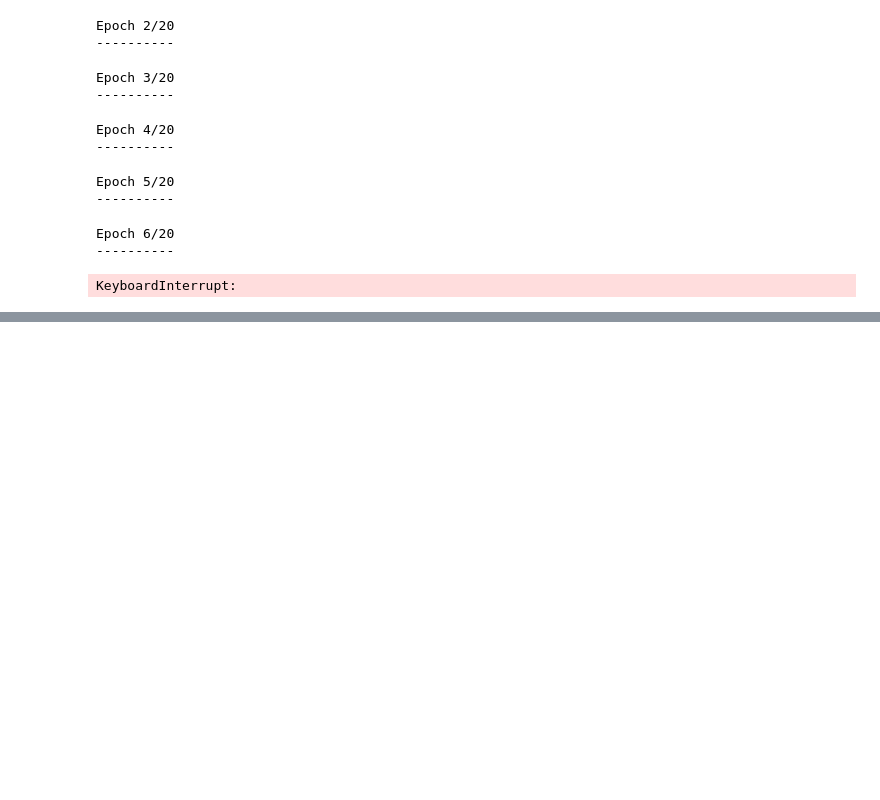
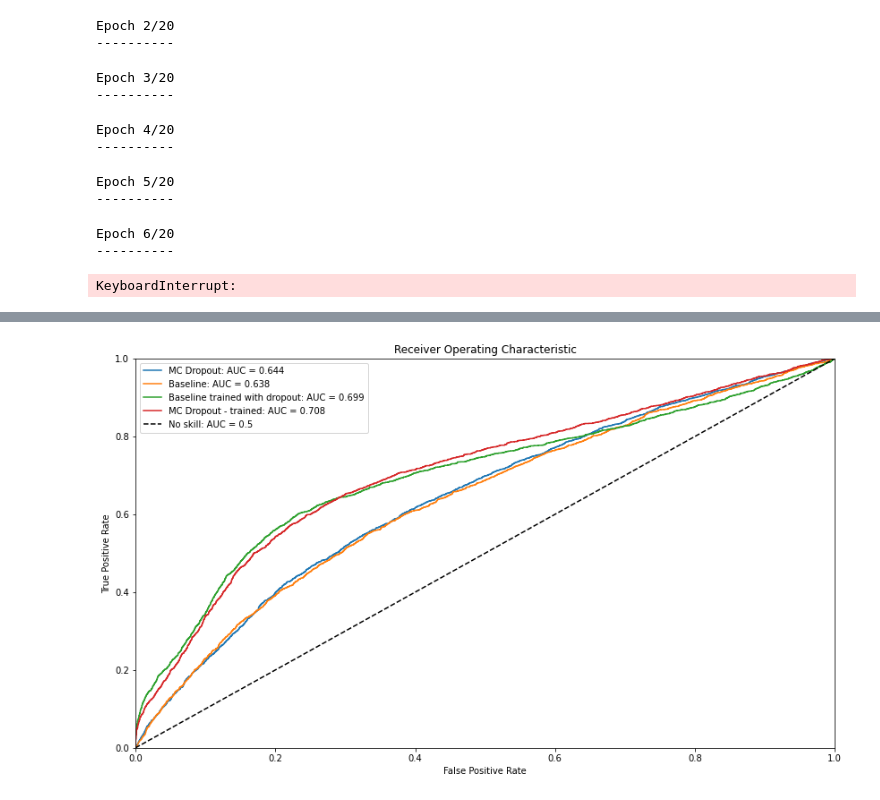
Before and after one commit to vlasakjiri/uncertainty-estimations, a Jupyter notebook: classification-fmnist.ipynb, the cells around one changed output, grey strips where cells are left out. Drawn from its saved outputs; the diff is of its cells as text; code cells hidden in the pictures; blank space fills up the shorter version.

```diff
--- a/classification-fmnist.ipynb
+++ b/classification-fmnist.ipynb
@@ -122,0 +313,56 @@ Accuracy: 87.68%, NLL: 0.331754
+# %%
+transforms= torchvision.transforms.Compose(
+    [
+        torchvision.transforms.Resize((32, 32)),
+        torchvision.transforms.RandomRotation(degrees=(40,40)),
+        torchvision.transforms.ToTensor(),
+    ])
+
+data_test = torchvision.datasets.FashionMNIST(
+    "fmnist", download=True, train=False, transform=transforms)
+data_loader_test = torch.utils.data.DataLoader(data_test,
+                                            batch_size=32,
+                                            shuffle=False)
+
+progress_model = utils.model.run_validation(
+    model, data_loader_test, utils.metrics.Progress(), device, mc_dropout_iters=5)
+progress_model_dropout = utils.model.run_validation(
+    model_dropout, data_loader_test, utils.metrics.Progress(), device, mc_dropout_iters=5)
+# %%
+curves = []
+
+
+
+correct = progress_model.dropout_predictions == progress_model.labels
+max_probs = progress_model.dropout_outputs.max(axis=-1)
+curves.append(utils.metrics.compute_model_stats(correct, max_probs, "MC Dropout"))
+
+correct = progress_model.predictions == progress_model.labels
+max_probs = progress_model.max_probs
+curves.append(utils.metrics.compute_model_stats(correct, max_probs, "Baseline"))
+
+correct = progress_model_dropout.predictions == progress_model.labels
+max_probs = progress_model_dropout.max_probs
+curves.append(utils.metrics.compute_model_stats(correct, max_probs, "Baseline trained with dropout"))
+
+correct = progress_model_dropout.dropout_predictions == progress_model.labels
+max_probs = progress_model_dropout.dropout_outputs.max(axis=-1)
+curves.append(utils.metrics.compute_model_stats(correct, max_probs, "MC Dropout - trained"))
+
+
+
+
+plt.figure(figsize=(14,8))
+plt.title('Receiver Operating Characteristic')
+for curve in curves:
+    plt.plot(curve["fpr"], curve["tpr"], label = f"{curve['label']}: AUC = {curve['auroc']:.3f}" )
+plt.plot([0, 1], [0, 1],'k--', label=f"No skill: AUC = 0.5")
+plt.xlim([0, 1])
+plt.ylim([0, 1])
+plt.legend()
+
+plt.ylabel('True Positive Rate')
+plt.xlabel('False Positive Rate')
+plt.show()
+# %% [output]
+[figure, added]
```
Also changed, not shown: parts of 14 cells of this notebook, 3 other files.
